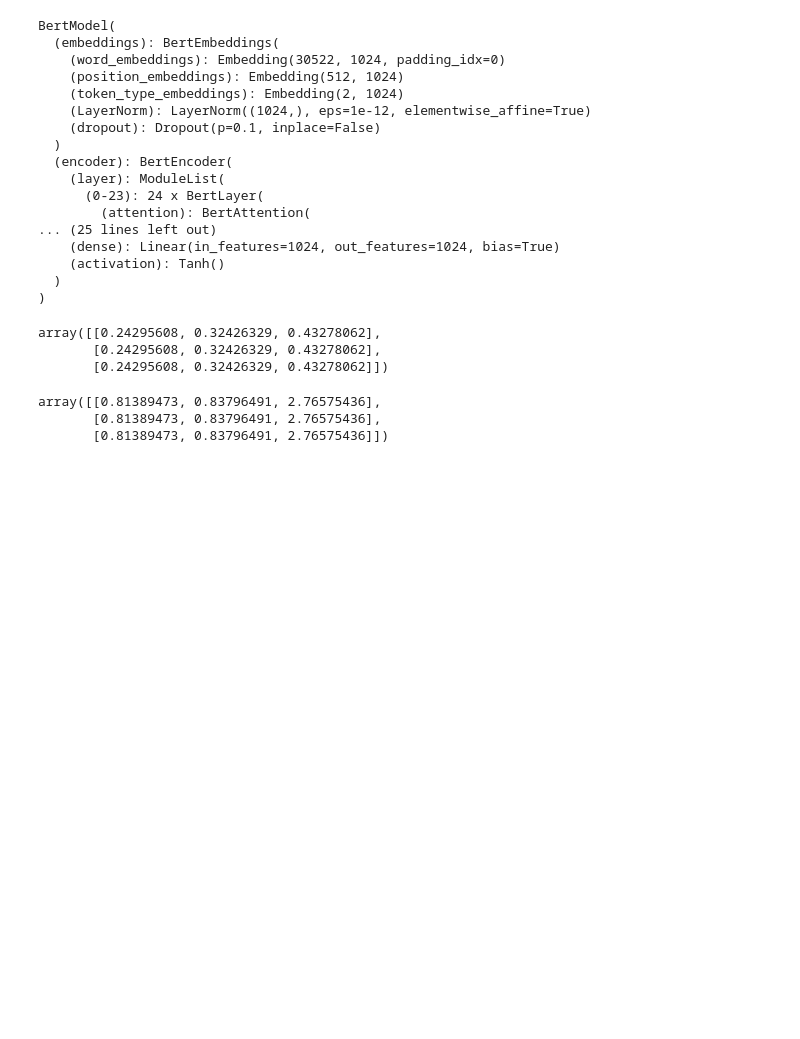
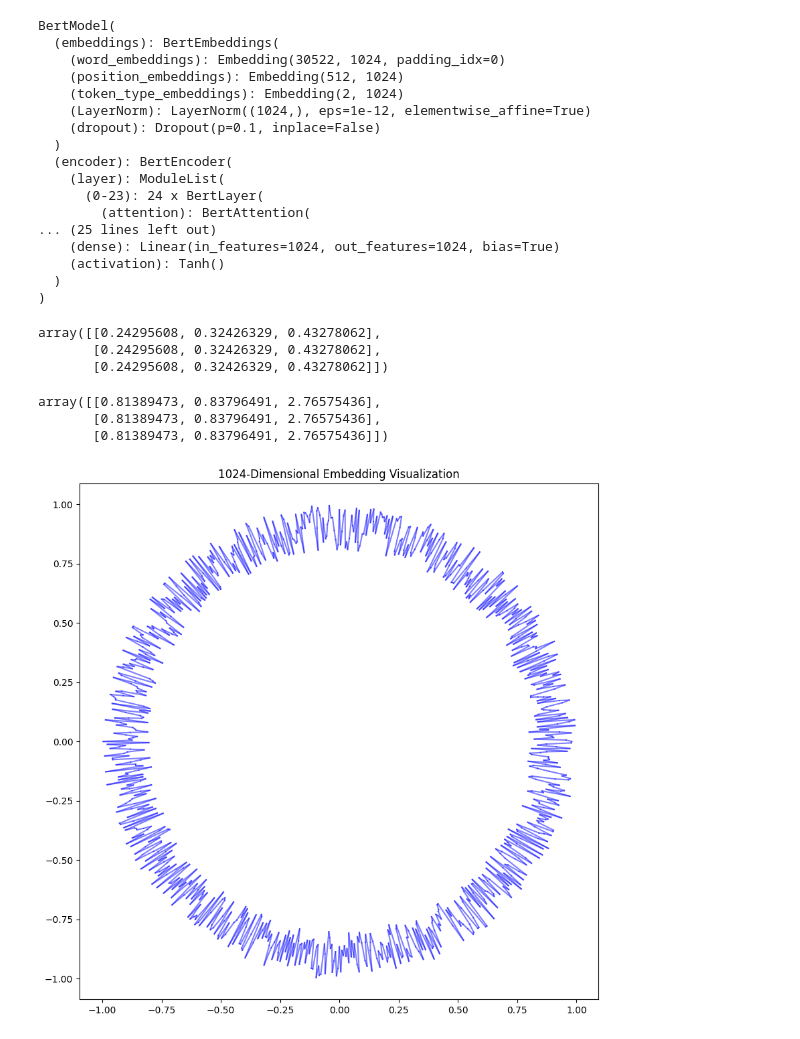
Before and after one commit to Antel0pe/FantasyArchetypesInSemanticSpace, a Jupyter notebook: notebooks/SimilarityBetweenHiddenLayers.ipynb, the cells around one changed output. Cells and saved outputs as stored; diff of their text form; code cells hidden in the pictures; blank space fills up the shorter version.

Commit message:
dunno visualization, attention reversing

```diff
--- a/notebooks/SimilarityBetweenHiddenLayers.ipynb
+++ b/notebooks/SimilarityBetweenHiddenLayers.ipynb
@@ -1400,0 +1465,40 @@ array([[0.81389473, 0.83796491, 2.76575436],
+# %%
+import numpy as np
+import matplotlib.pyplot as plt
+
+def plot_embedding_polygon(embedding):
+    # Number of dimensions
+    n_dims = len(embedding)
+
+    # Calculate angles for the polygon vertices
+    angles = np.linspace(0, 2*np.pi, n_dims, endpoint=False)
+
+    # Calculate x, y coordinates for each dimension
+    # The length from center = absolute value of the embedding dimension
+    x = np.abs(embedding) * np.cos(angles)
+    y = np.abs(embedding) * np.sin(angles)
+
+    # Create figure
+    plt.figure(figsize=(10, 10))
+
+    # Connect adjacent points to form the polygon
+    for i in range(n_dims):
+        # Connect with next point (wrapping around at the end)
+        next_i = (i + 1) % n_dims
+        plt.plot([x[i], x[next_i]], [y[i], y[next_i]], 'b', alpha=0.5)
+
+    plt.axis('equal')
+    plt.title(f'{n_dims}-Dimensional Embedding Visualization')
+
+    return plt
+
+# Example usage
+if __name__ == "__main__":
+    # Generate sample embedding
+    sample_embedding = np.random.uniform(0.8, 1, 1024)
+
+    # Create visualization
+    plot = plot_embedding_polygon(sample_embedding)
+    plot.show()
+# %% [output]
+[figure, added]
```
Also changed, not shown: parts of 3 cells of this notebook.
